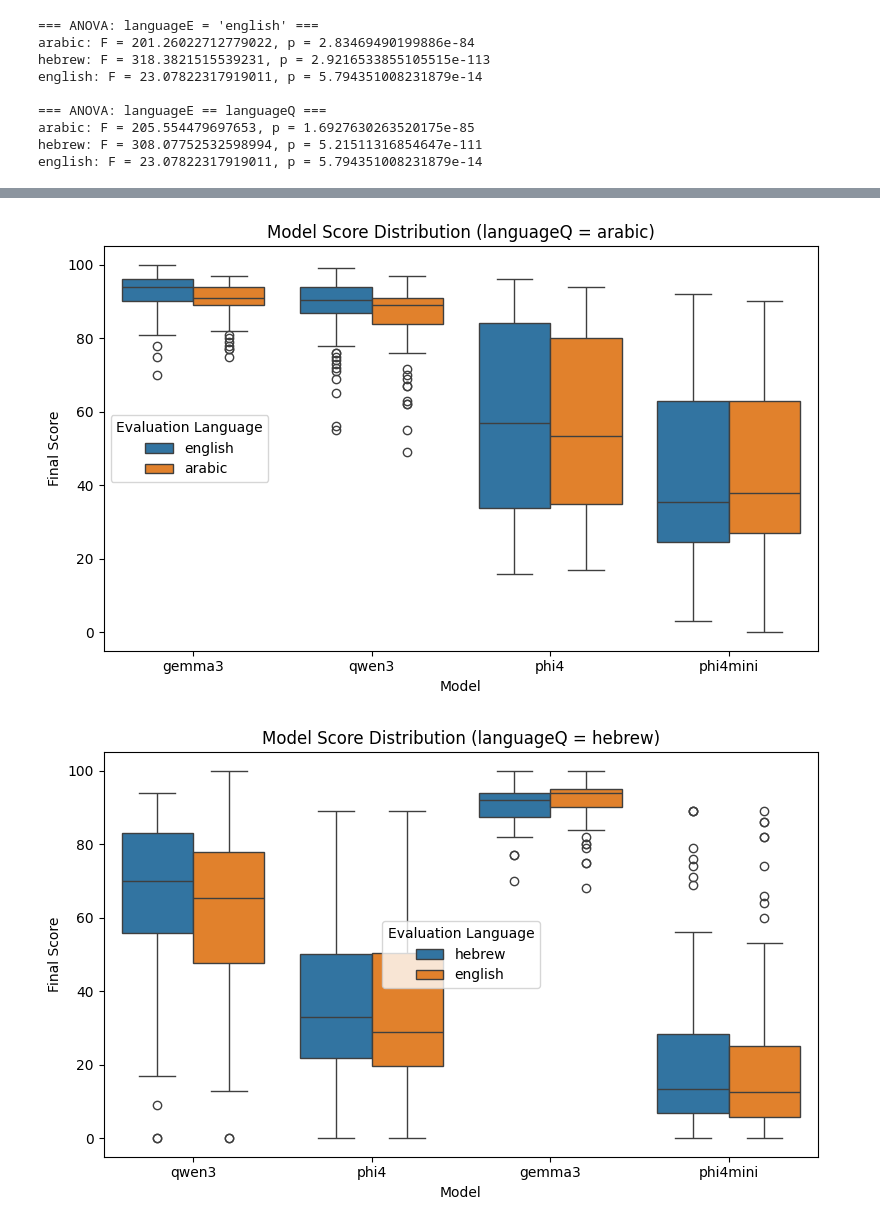
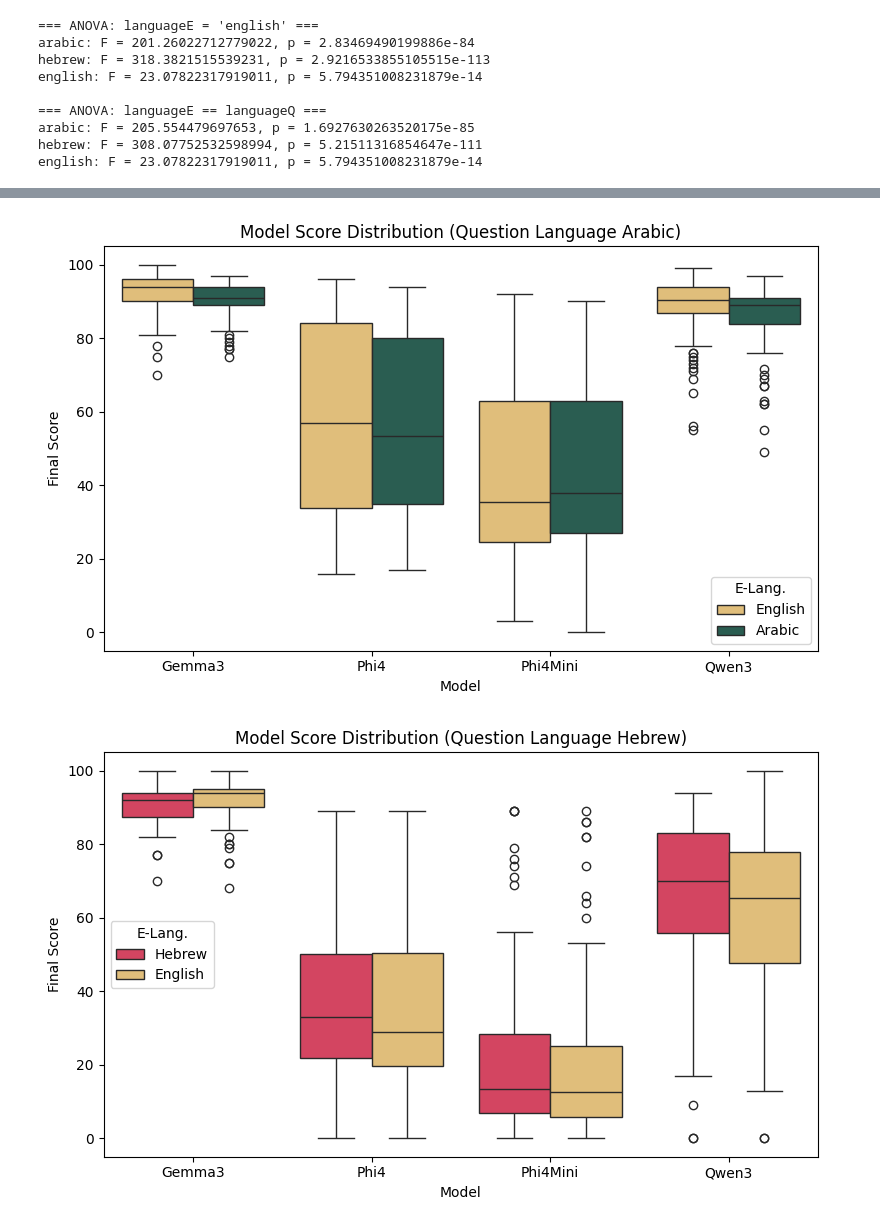
Before and after one commit to almogtali/mini-project, a Jupyter notebook: resultsAnalysis.ipynb, the cells around one changed output, grey strips where cells are left out. Saved outputs shown, nothing was run; the diff lists cells and outputs as text; code cells hidden in the pictures.

```diff
--- a/resultsAnalysis.ipynb
+++ b/resultsAnalysis.ipynb
@@ -498,17 +455,35 @@ The `ci` parameter is deprecated. Use `errorbar=None` for the same effect.
 # %%
+# Capitalize relevant columns
+df_all["model"] = df_all["model"].str.title()
+df_all["languageE"] = df_all["languageE"].str.capitalize()
+df_all["languageQ"] = df_all["languageQ"].str.capitalize()
+
+# Define color palette and fixed model order
+custom_palette = {
+    "English": "#f1c46a",
+    "Hebrew": "#eb2d53",
+    "Arabic": "#226556"
+}
+
+# Define the fixed order for models
+model_order = ["Gemma3", "Phi4", "Phi4Mini", "Qwen3"]
+
+# Plot for each language
 for lang in df_all["languageQ"].unique():
     plt.figure(figsize=(8, 5))
     sns.boxplot(
         data=df_all[df_all["languageQ"] == lang],
         x="model", y="Final Score",
-        hue="languageE"
+        hue="languageE",
+        palette=custom_palette,
+        order=model_order
     )
-    plt.title(f"Model Score Distribution (languageQ = {lang})")
+    plt.title(f"Model Score Distribution (Question Language {lang})")
     plt.ylabel("Final Score")
     plt.xlabel("Model")
-    plt.legend(title="Evaluation Language")
+    plt.legend(title="E-Lang.")
     plt.tight_layout()
     plt.show()
 # %% [output]
-[figure, old version]
+[figure, new version]
-[figure, old version]
+[figure, new version]
```
Also changed, not shown: parts of 11 cells of this notebook.
